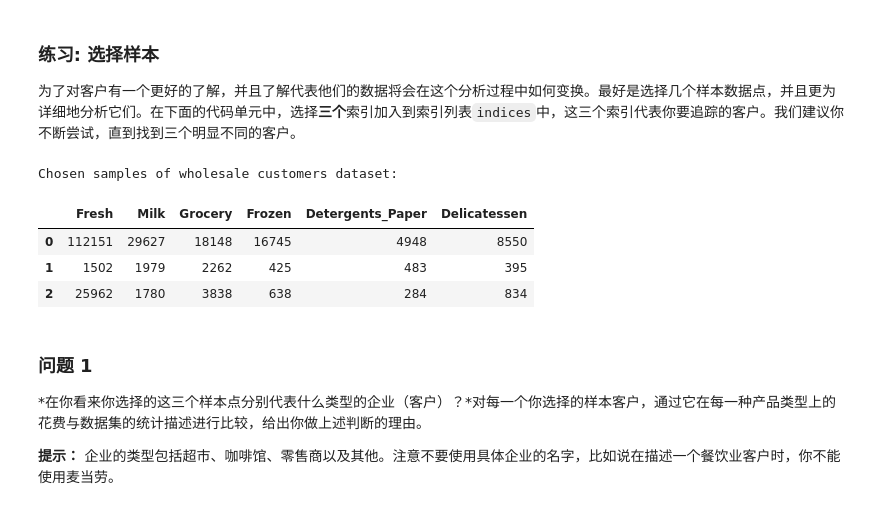
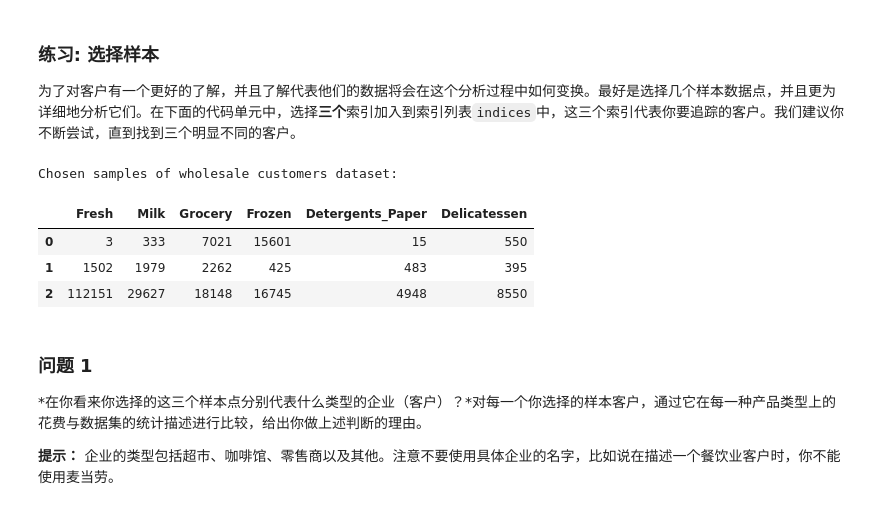
Before and after one commit to shadowwider/udacity_ML, a Jupyter notebook: project3/customer_segments.ipynb, the cells around one changed output. Saved outputs shown, nothing was run; the diff lists cells and outputs as text; code cells hidden in the pictures.

```diff
--- a/project3/customer_segments.ipynb
+++ b/project3/customer_segments.ipynb
@@ -59,18 +59,18 @@ display(data.describe())
 # %%
 # TODO：从数据集中选择三个你希望抽样的数据点的索引
 
-indices = [181,34,232]
+indices = [338,34,181]
 
 # 为选择的样本建立一个DataFrame
 samples = pd.DataFrame(data.loc[indices], columns = data.keys()).reset_index(drop = True)
 print "Chosen samples of wholesale customers dataset:"
 display(samples)
 # %% [output]
 Chosen samples of wholesale customers dataset:
 |  | Fresh | Milk | Grocery | Frozen | Detergents_Paper | Delicatessen |
-| 0 | 112151 | 29627 | 18148 | 16745 | 4948 | 8550 |
+| 0 | 3 | 333 | 7021 | 15601 | 15 | 550 |
 | 1 | 1502 | 1979 | 2262 | 425 | 483 | 395 |
-| 2 | 25962 | 1780 | 3838 | 638 | 284 | 834 |
+| 2 | 112151 | 29627 | 18148 | 16745 | 4948 | 8550 |
 # %% [markdown]
 ### 问题 1
 *在你看来你选择的这三个样本点分别代表什么类型的企业（客户）？*对每一个你选择的样本客户，通过它在每一种产品类型上的花费与数据集的统计描述进行比较，给出你做上述判断的理由。
```
Also changed, not shown: parts of 42 cells of this notebook, 1 other file.
